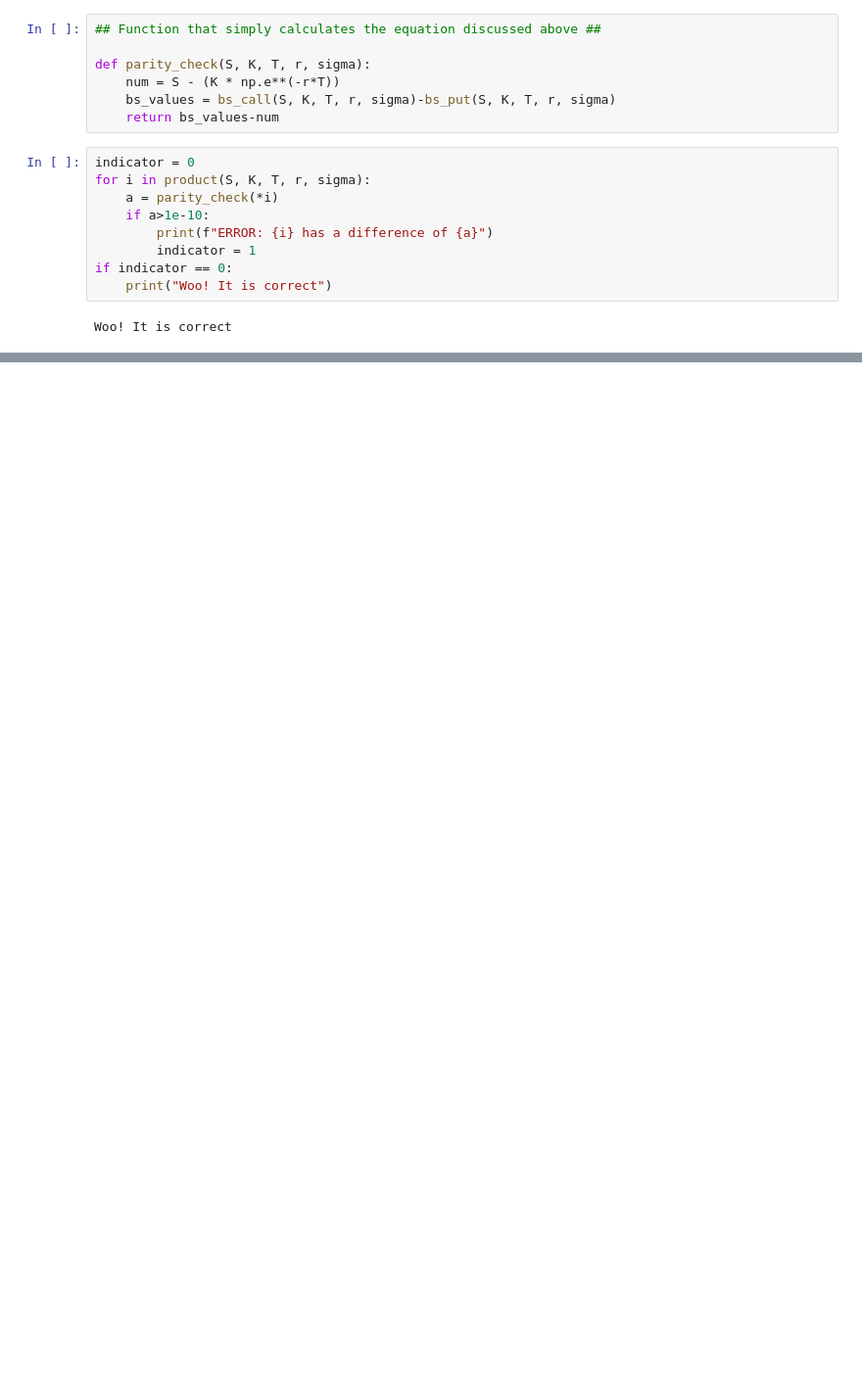
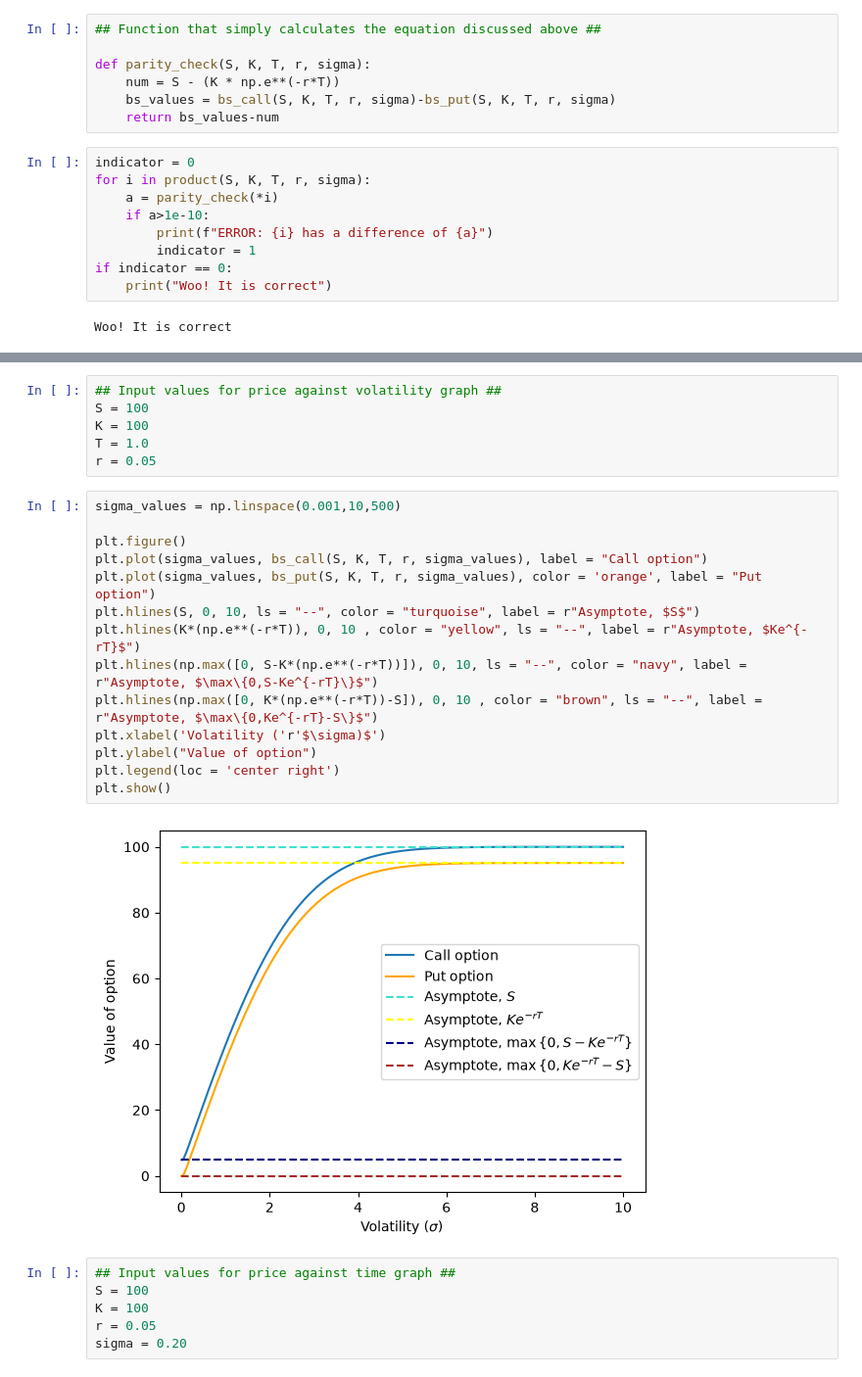
Before and after one commit to Enthus3d/options-pricing, a Jupyter notebook: notebooks/analytical_pricer.ipynb, the cells around one changed output, grey strips where cells are left out. Shown at 98% size. Drawn from its saved outputs; the diff is of its cells as text; blank space fills up the shorter version.

Commit message:
Added descriptions of behaviours of BS analytical pricer

```diff
--- a/notebooks/analytical_pricer.ipynb
+++ b/notebooks/analytical_pricer.ipynb
@@ -93,0 +99,28 @@ plt.show()
+# %%
+## Input values for price against volatility graph ##
+S = 100
+K = 100
+T = 1.0
+r = 0.05
+# %%
+sigma_values = np.linspace(0.001,10,500)
+
+plt.figure()
+plt.plot(sigma_values, bs_call(S, K, T, r, sigma_values), label = "Call option")
+plt.plot(sigma_values, bs_put(S, K, T, r, sigma_values), color = 'orange', label = "Put option")
+plt.hlines(S, 0, 10, ls = "--", color = "turquoise", label = r"Asymptote, $S$")
+plt.hlines(K*(np.e**(-r*T)), 0, 10 , color = "yellow", ls = "--", label = r"Asymptote, $Ke^{-rT}$")
+plt.hlines(np.max([0, S-K*(np.e**(-r*T))]), 0, 10, ls = "--", color = "navy", label = r"Asymptote, $\max\{0,S-Ke^{-rT}\}$")
+plt.hlines(np.max([0, K*(np.e**(-r*T))-S]), 0, 10 , color = "brown", ls = "--", label = r"Asymptote, $\max\{0,Ke^{-rT}-S\}$")
+plt.xlabel('Volatility ('r'$\sigma)$')
+plt.ylabel("Value of option")
+plt.legend(loc = 'center right')
+plt.show()
+# %% [output]
+[figure, added]
+# %%
+## Input values for price against time graph ##
+S = 100
+K = 100
+r = 0.05
+sigma = 0.20
```
Also changed, not shown: parts of 6 cells of this notebook.
